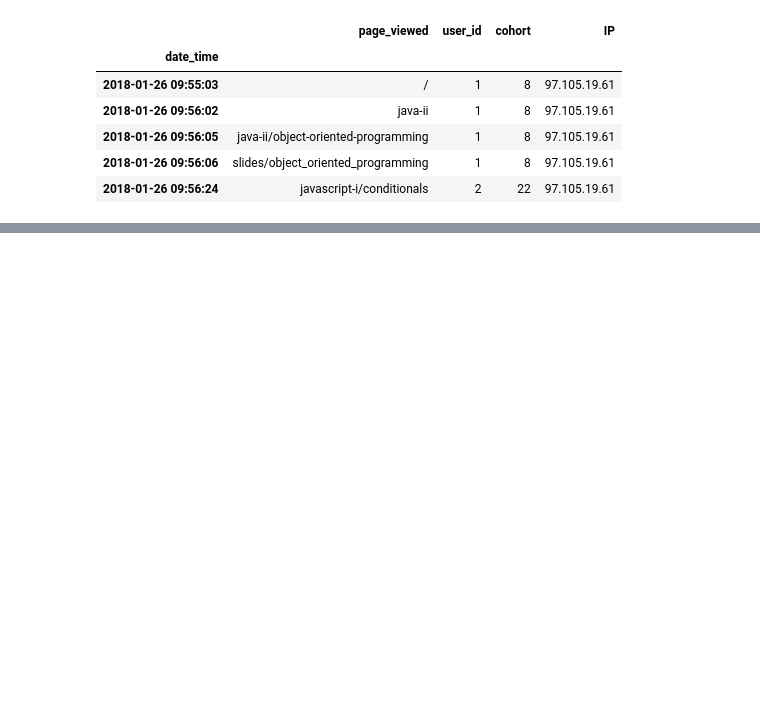
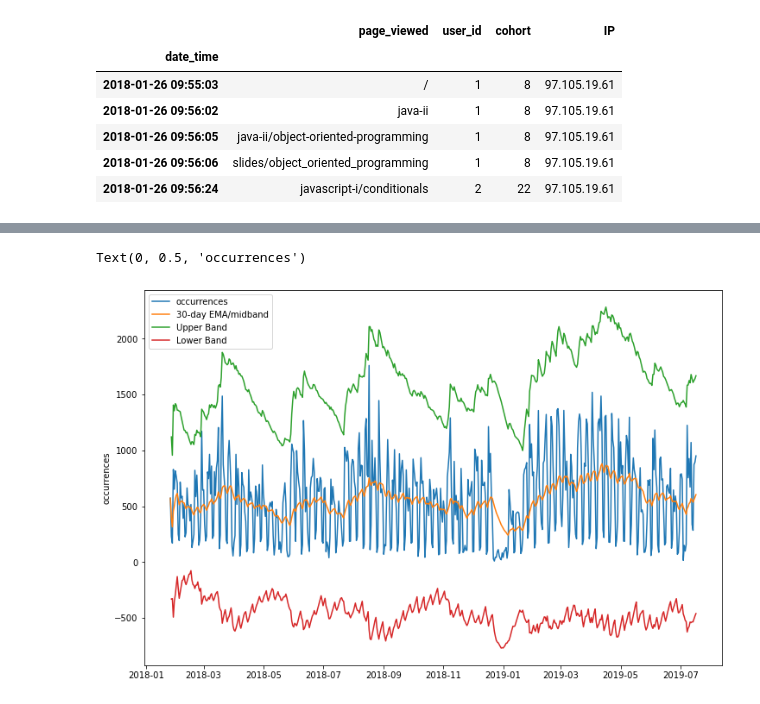
Before and after one commit to RyvynYoung/anomaly-detection-exercises, a Jupyter notebook: time_series_anomaly_detection.ipynb, the cells around one changed output, grey strips where cells are left out. Cells and saved outputs as stored; diff of their text form; code cells hidden in the pictures; blank space fills up the shorter version.

```diff
--- a/time_series_anomaly_detection.ipynb
+++ b/time_series_anomaly_detection.ipynb
@@ -274,0 +488,7 @@ y.resample('M').agg(['min', 'mean', 'max']).plot()
+# %%
+# set the window span - in this case 30 days
+span = 30
+
+# compute midband
+midband = day.ewm(span=span).mean()
+midband
@@ -274,0 +510,4 @@ y.resample('M').agg(['min', 'mean', 'max']).plot()
+# %%
+# compute exponential stdev
+stdev = day.ewm(span=span).std()
+stdev
@@ -274,0 +529,6 @@ y.resample('M').agg(['min', 'mean', 'max']).plot()
+# %%
+# compute upper and lower bands, multiple the midband +/- 3 times the standard deviation
+ub = midband + stdev*3
+lb = midband - stdev*3
+
+ub
@@ -274,0 +550,23 @@ y.resample('M').agg(['min', 'mean', 'max']).plot()
+# %%
+# plot the bands
+fig, ax = plt.subplots(figsize=(12,8))
+
+ax.plot(day.index,
+        day,
+        label='occurrences')
+
+ax.plot(day.index,
+        midband,
+        label = '30-day EMA/midband')
+ax.plot(day.index,
+        ub,
+        label = 'Upper Band')
+ax.plot(day.index,
+        lb,
+        label = 'Lower Band')
+
+ax.legend(loc='best')
+ax.set_ylabel('occurrences')
+# %% [output]
+Text(0, 0.5, 'occurrences')
+[figure, added]
```
Also changed, not shown: parts of 77 cells of this notebook.
